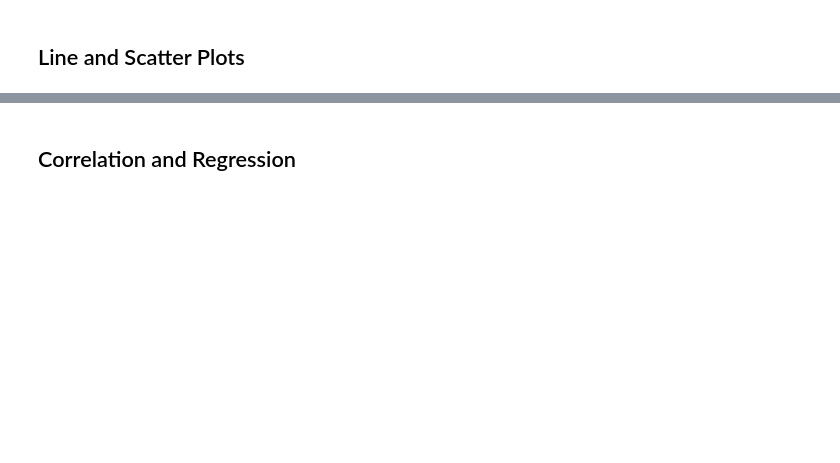
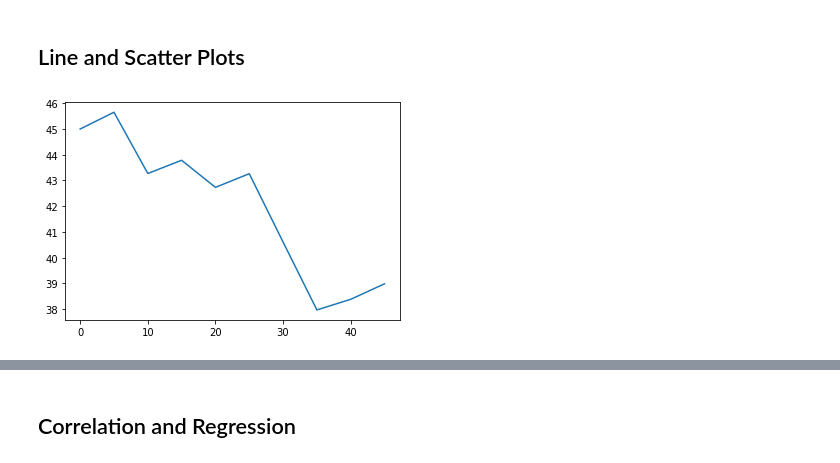
Before and after one commit to quettamar/Matplotlib-Challenge, a Jupyter notebook: Pymaceuticals/pymaceuticals_starter.ipynb, the cells around one changed output, grey strips where cells are left out. Saved outputs shown, nothing was run; the diff lists cells and outputs as text; code cells hidden in the pictures; blank space fills up the shorter version.

```diff
--- a/Pymaceuticals/pymaceuticals_starter.ipynb
+++ b/Pymaceuticals/pymaceuticals_starter.ipynb
@@ -249,5 +328,13 @@ cap_tumor
 ## Line and Scatter Plots
 # %%
 # Generate a line plot of tumor volume vs. time point for a mouse treated with Capomulin
+#this is where I created a dataframe for just b128
+b128_df = clean_results.loc[clean_results["Mouse ID"] == "b128"]
+time = b128_df["Timepoint"]
+tumor_volume = b128_df["Tumor Volume (mm3)"]
+plt.plot(time, tumor_volume)
+plt.show()
+# %% [output]
+[figure, added]
 # %%
 # Generate a scatter plot of average tumor volume vs. mouse weight for the Capomulin regimen
```
Also changed, not shown: parts of 15 cells of this notebook.
